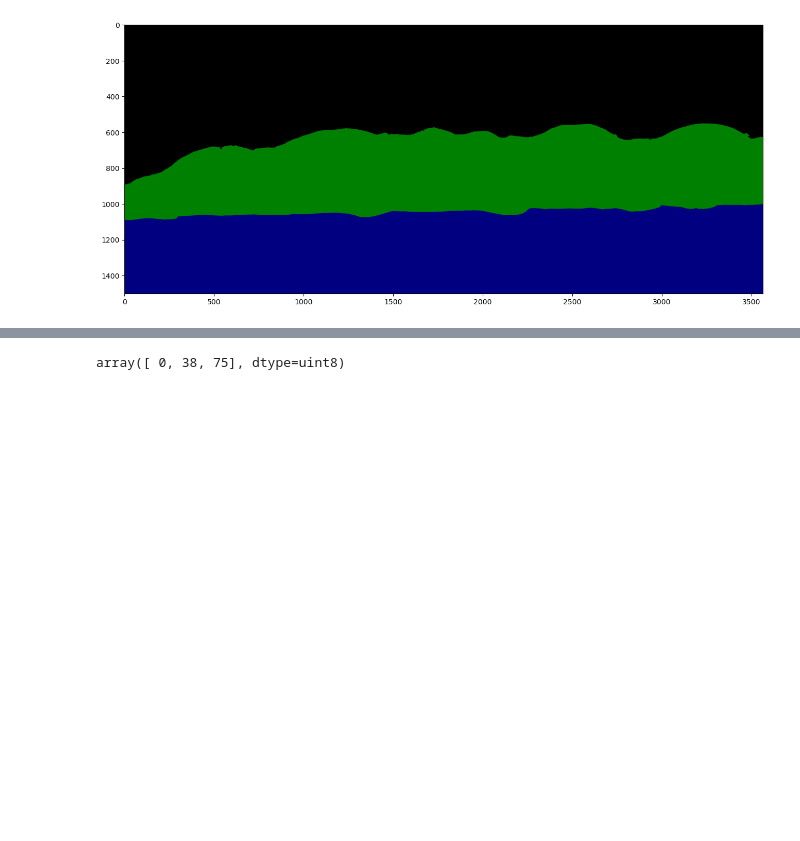
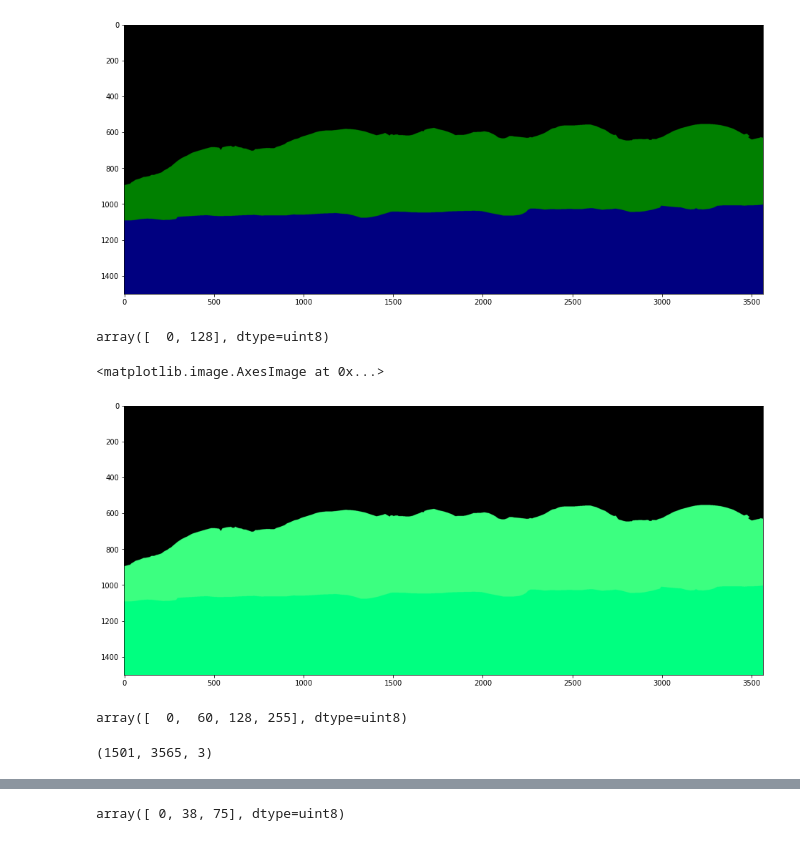
Before and after one commit to arshanabbas/Code-FabianTask3, a Jupyter notebook: test.ipynb, the cells around one changed output, grey strips where cells are left out. Drawn from its saved outputs; the diff is of its cells as text; code cells hidden in the pictures; blank space fills up the shorter version.

```diff
--- a/test.ipynb
+++ b/test.ipynb
@@ -13,5 +14,23 @@ plt.imshow(image_original)
 # %% [output]
 <matplotlib.image.AxesImage at 0x...>
 [figure]
+# %%
+np.unique(image_original)
+# %% [output]
+array([  0, 128], dtype=uint8)
 # %%
-image = cv2.cvtColor(image_original, cv2.COLOR_BGR2GRAY)
+hsv_image = cv2.cvtColor(image_original, cv2.COLOR_BGR2HSV)
+# %%
+fig = plt.figure(figsize=(16, 12))  # Adjust the numbers as needed
+plt.imshow(hsv_image)
+# %% [output]
+<matplotlib.image.AxesImage at 0x...>
+[figure, added]
+# %%
+np.unique(hsv_image)
+# %% [output]
+array([  0,  60, 128, 255], dtype=uint8)
+# %%
+hsv_image.shape
+# %% [output]
+(1501, 3565, 3)
```
Also changed, not shown: parts of 58 cells of this notebook.
